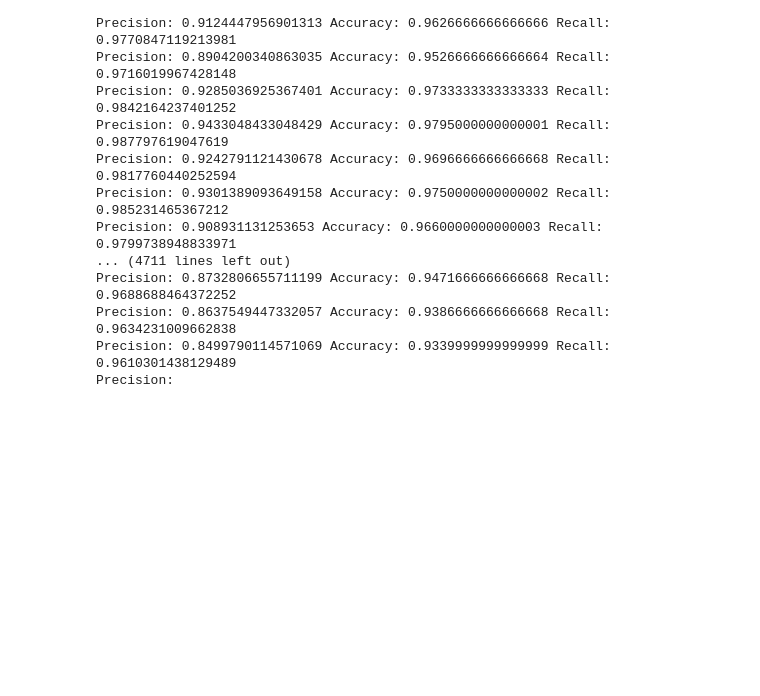
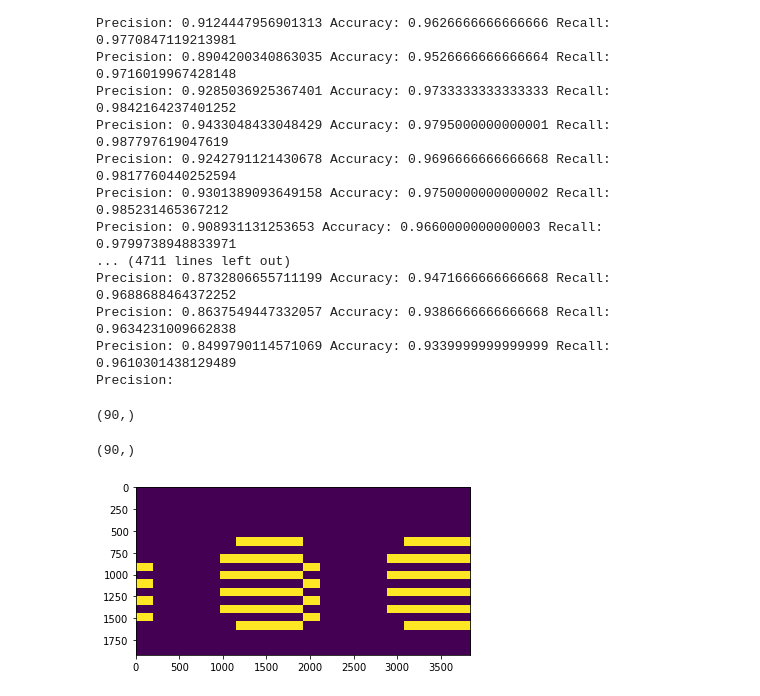
Before and after one commit to SINR-Group/CNN-LSTM-360-Video-ViewPort-Prediction, a Jupyter notebook: Model2.ipynb, the cells around one changed output. Saved outputs shown, nothing was run; the diff lists cells and outputs as text; code cells hidden in the pictures; blank space fills up the shorter version.

```diff
--- a/Model2.ipynb
+++ b/Model2.ipynb
@@ -239,3 +239,53 @@ Precision: 0.8732806655711199 Accuracy: 0.9471666666666668 Recall: 0.96886884643
 Precision: 0.8637549447332057 Accuracy: 0.9386666666666668 Recall: 0.9634231009662838
 Precision: 0.8499790114571069 Accuracy: 0.9339999999999999 Recall: 0.9610301438129489
 Precision:
+# %%
+tileFrames = []
+for sample in ytrue[:1]:
+    for frames in sample:
+        t = []
+        for frame in frames:
+            f = []
+            for i, j in enumerate(frame):
+                if j!=0:
+                    f.append(i+1)
+            tileFrames.append(f)
+print(np.array(tileFrames).shape)
+# %% [output]
+(90,)
+# %%
+pTileFrames = []
+for sample in predictions[:3]:
+    for frames in sample:
+        f = []
+        for i, j in enumerate(frames):
+            if j!=0:
+                f.append(i+1)
+        pTileFrames.append(f)
+print(np.array(pTileFrames).shape)
+# %% [output]
+(90,)
+# %%
+from PIL import Image
+import numpy as np
+from matplotlib import pyplot as plt
+
+breadth = 3840
+width = 1920
+tileSize = 192
+tilesInColumn = width / tileSize
+for i, tiles in enumerate(tileFrames):
+    frame = np.zeros(width*breadth)
+    for tileNo in tiles:
+        tileRowNumber = int((tileNo - 1) / tilesInColumn)
+        tileColumnNumber = (tileNo - 1) % tilesInColumn
+        firstPixel = tileRowNumber * width * tileSize + tileColumnNumber * tileSize
+        for rowPixel in range(0, tileSize):
+            for columnPixel in range(0, tileSize):
+                frame[int(firstPixel + rowPixel * width + columnPixel)] = 1
+    frame = frame.reshape((width, breadth))
+    plt.imshow(frame, interpolation='nearest')
+    plt.show()
+    break
+# %% [output]
+[figure, added]
```
Also changed, not shown: parts of 1 cell of this notebook, 1 other file.
